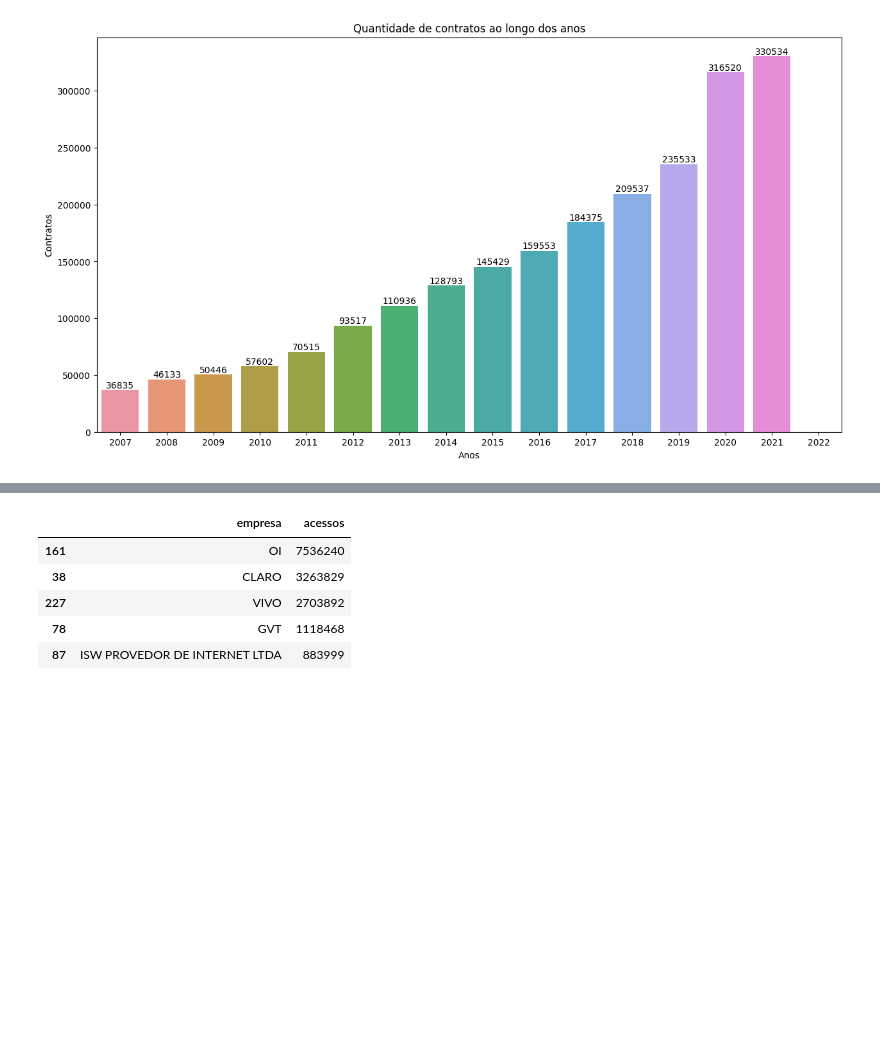
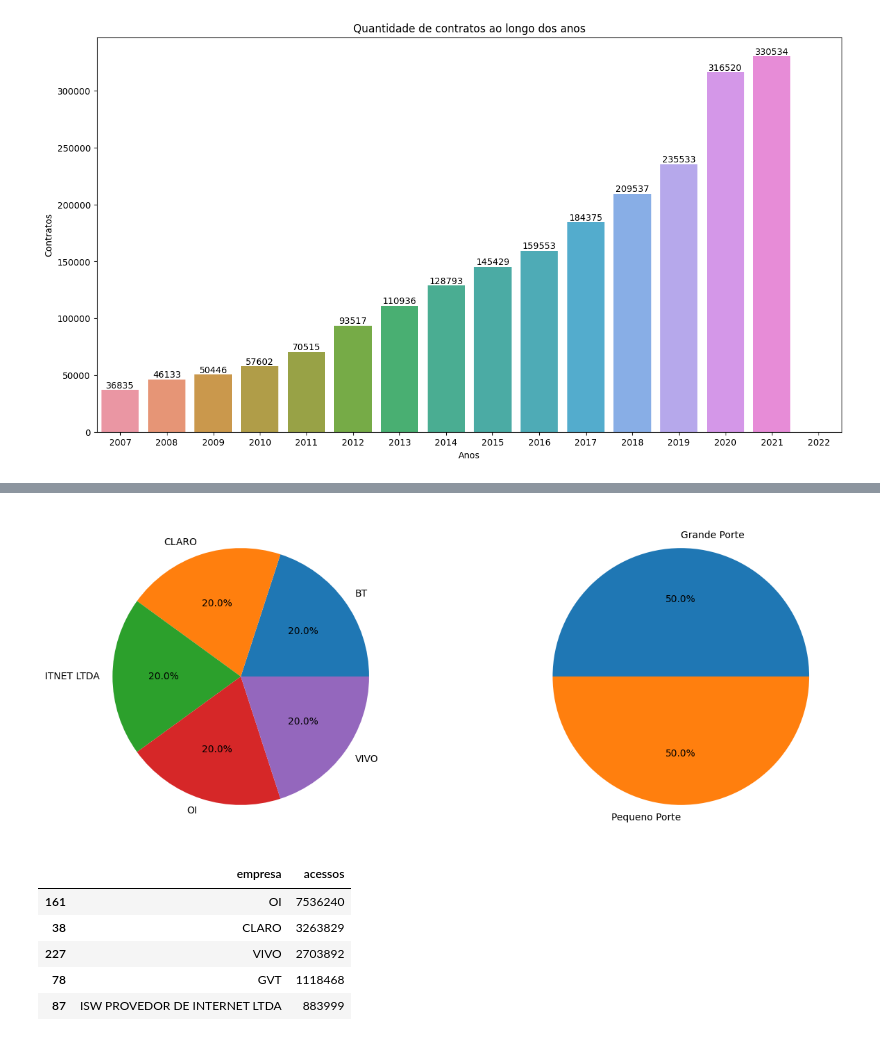
Before and after one commit to Jownao/dive_datascience, a Jupyter notebook: lab/02_Analise_dados_banda_larga.ipynb, the cells around one changed output, grey strips where cells are left out. Drawn from its saved outputs; the diff is of its cells as text; code cells hidden in the pictures; blank space fills up the shorter version.

```diff
--- a/lab/02_Analise_dados_banda_larga.ipynb
+++ b/lab/02_Analise_dados_banda_larga.ipynb
@@ -156,3 +154,22 @@ plt.show()
+# %%
+area = plt.figure()
+g1 = area.add_subplot(1, 2, 1)
+g2 = area.add_subplot(1, 2, 2)
+
+grupo1 = counts_empresa.groupby("empresa")['total']
+label = grupo1.count().index
+valores = grupo1.count().values
+
+g1.pie(valores, labels = label, autopct='%1.1f%%')
+
+groupo2 = counts_porte.groupby("porte_empresa")['total']
+label = groupo2.count().index
+valores = groupo2.count().values
+
+g2.pie(valores, labels = label, autopct='%1.1f%%')
+plt.show()
+# %% [output]
+[figure, added]
 # %%
 #Empresa x Acessos
 sum_empresa = data_estado.groupby("empresa")['acessos'].sum()
```
Also changed, not shown: parts of 12 cells of this notebook.
